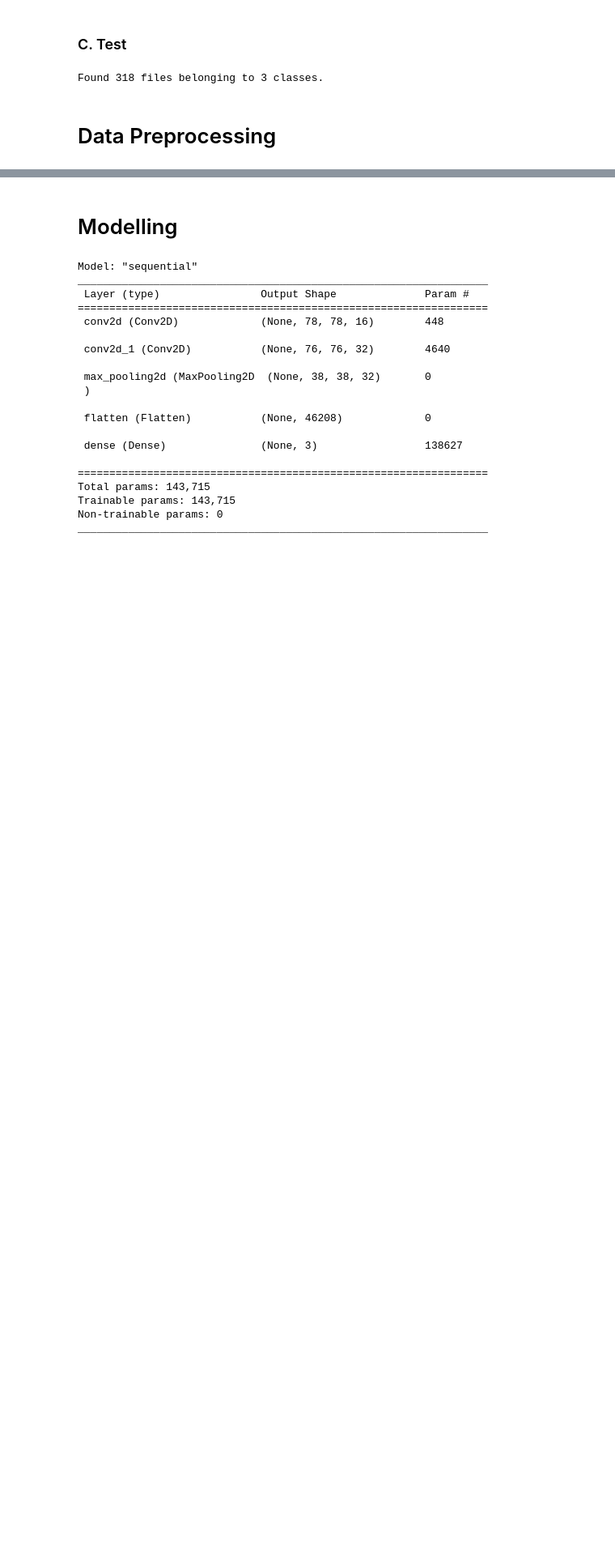
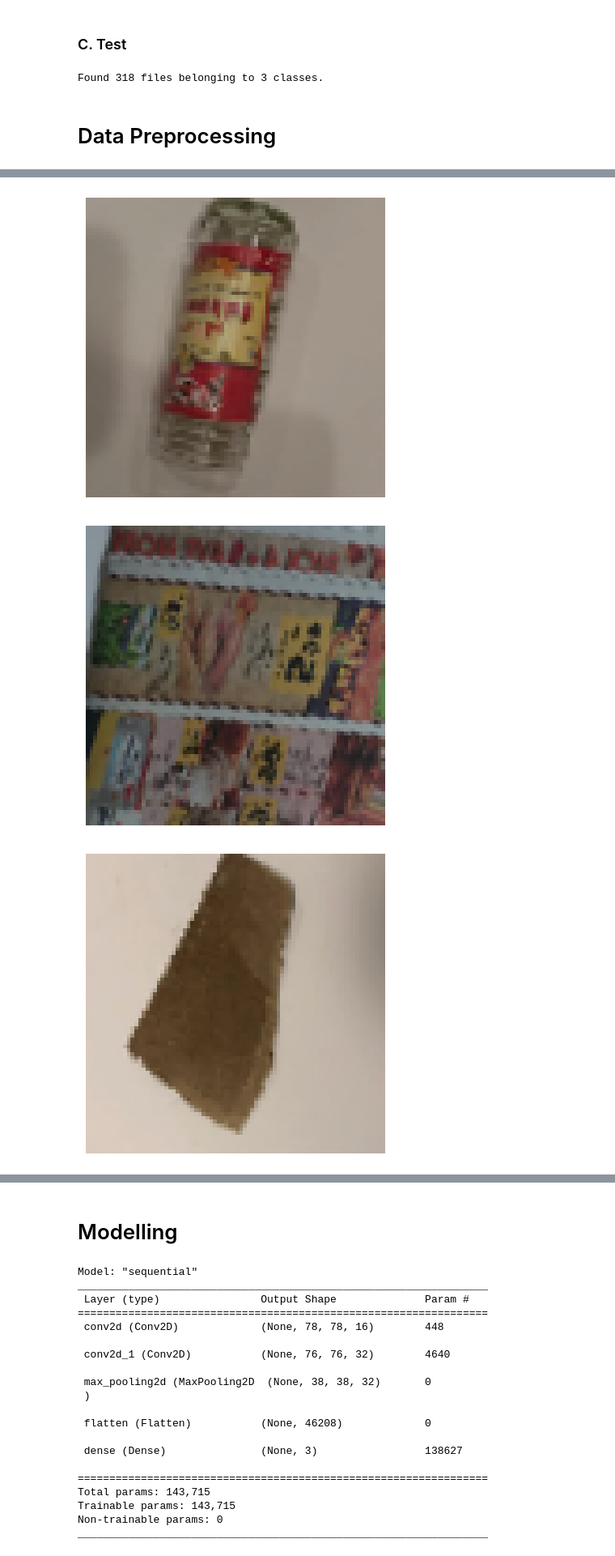
Before and after one commit to Adlinassp/PA_KB, a Jupyter notebook: PA_KB_A1_7.ipynb, the cells around one changed output, grey strips where cells are left out. Shown: that part at 81% size. Drawn from its saved outputs; the diff is of its cells as text; code cells hidden in the pictures; blank space fills up the shorter version.

```diff
--- a/PA_KB_A1_7.ipynb
+++ b/PA_KB_A1_7.ipynb
@@ -95,0 +75,38 @@ dataset_train = dataset_train.map(augment)
+# %%
+train_dir = 'Klasifikasi Sampah/train/'
+test_dir = 'Klasifikasi Sampah/test/'
+val_dir = 'Klasifikasi Sampah/val/'
+# %%
+train_datagen = ImageDataGenerator(
+                    rescale = 1./255,
+                    rotation_range = 20,
+                    brightness_range = (0.5,1.0),
+                    shear_range = 0.2,
+                    zoom_range = (0.8,1.0),
+                    fill_mode = 'nearest',
+                    horizontal_flip  = True,
+                    vertical_flip = True)
+
+test_datagen = ImageDataGenerator(rescale=1./255)
+val_datagen  = ImageDataGenerator(rescale=1./255)
+# %%
+train_generator = train_datagen.flow_from_directory(
+    train_dir, # direktori data train
+    target_size = (80,80), # mengubah resolusi seluruh gambar jadi 150*150
+    batch_size = 256,# untuk menentukan jumlah image yang akan dimasukkan ke dalam steps training
+    class_mode='categorical'
+)
+
+val_generator = val_datagen.flow_from_directory(
+    val_dir,
+    target_size = (80,80),
+    batch_size = 32,
+    class_mode = 'categorical'
+)
+
+test_generator = test_datagen.flow_from_directory(
+    test_dir,
+    target_size = (80,80),
+    batch_size = 32,
+    class_mode = 'categorical'
+)
@@ -95,0 +117,10 @@ dataset_train = dataset_train.map(augment)
+# %%
+for _ in range(5):
+    img, label = train_generator.next()
+    plt.imshow(img[0])
+    plt.axis('off')
+    plt.show()
+# %% [output]
+[figure, added]
+[figure, added]
+[figure, added]
```
Also changed, not shown: parts of 9 cells of this notebook.
